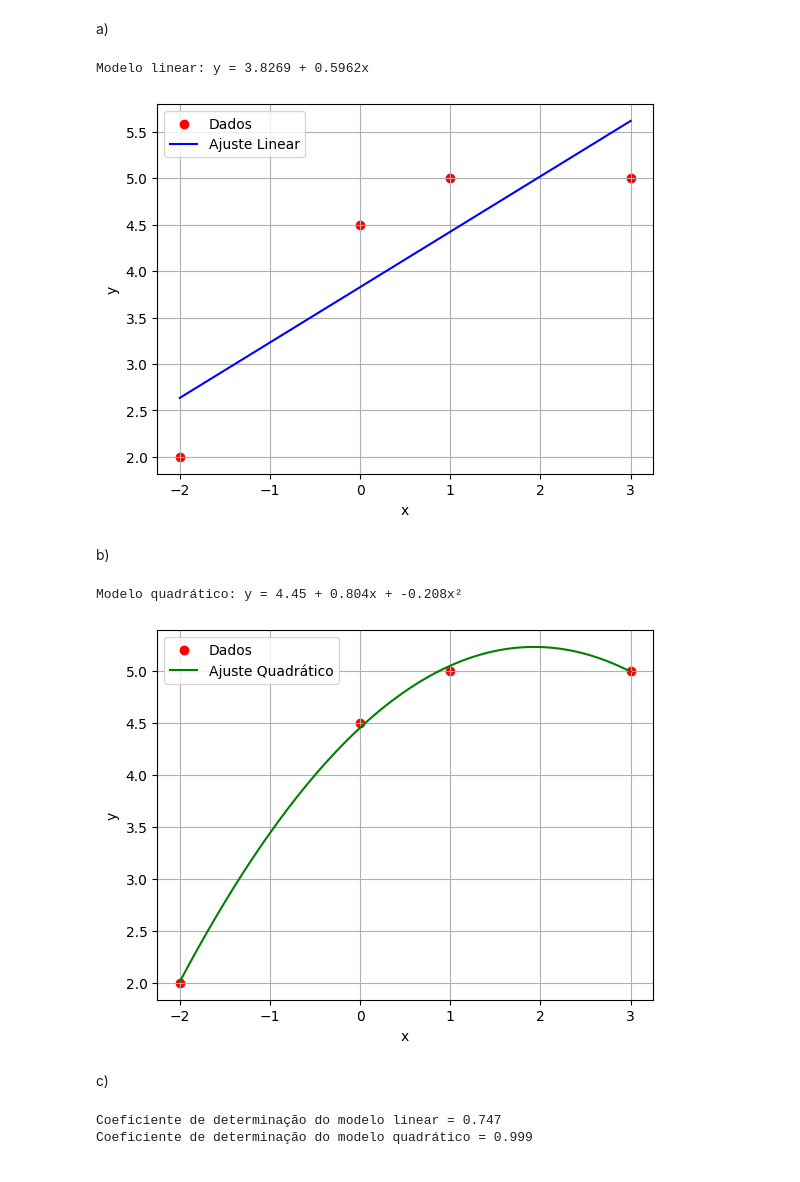
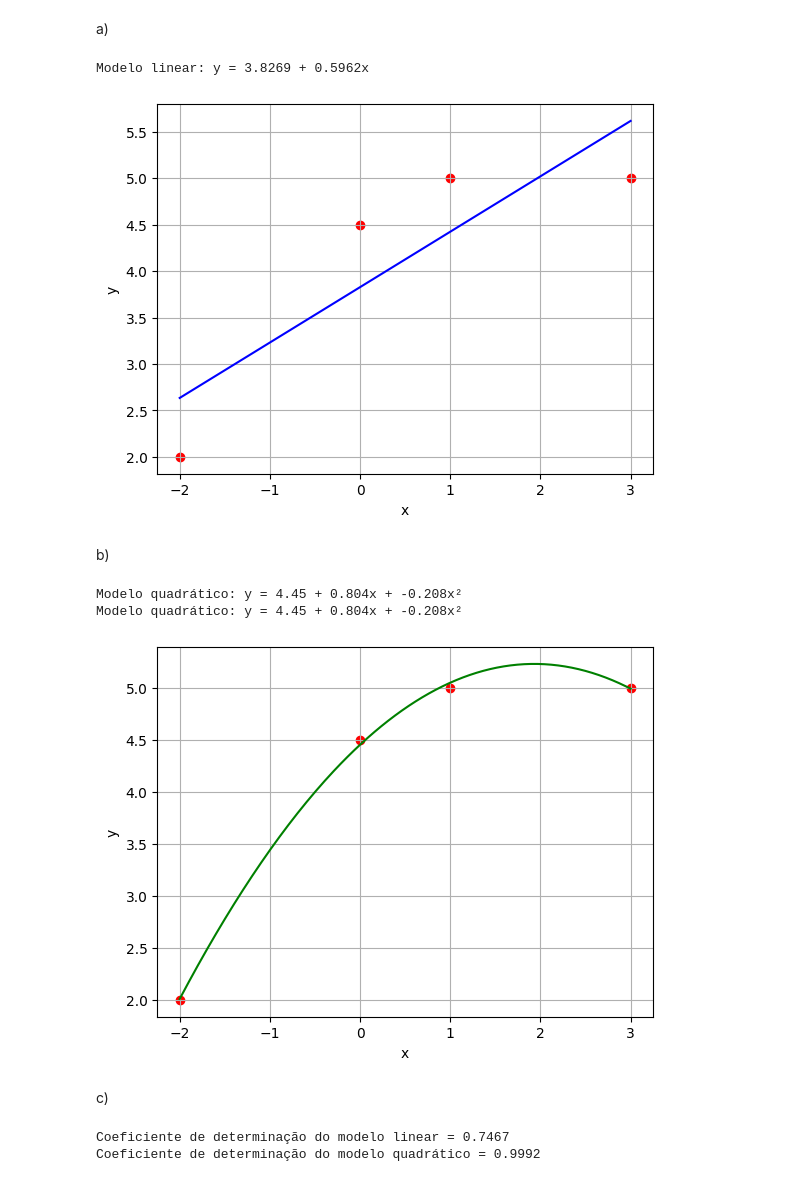
Before and after one commit to JpCobraC/Metodos_Numericos_Computacionais, a Jupyter notebook: AV1 JoãoPedroCobraCasici.ipynb, the cells around one changed output. Cells and saved outputs as stored; diff of their text form; code cells hidden in the pictures.

```diff
--- a/AV1 JoãoPedroCobraCasici.ipynb
+++ b/AV1 JoãoPedroCobraCasici.ipynb
@@ -6,7 +6,7 @@ import matplotlib.pyplot as plt
 **Questão 1**
 # %%
 def f(x):
-    return ((4*x + 1)**2) * np.e**(x**2 - 2) - 1
+    return (4*x + 1)**2 * np.e**(x**2 - 2) - 1
 
 x1 = np.linspace(-1, 1, 200)
 y1 = [f(x) for x in x1]
@@ -16,7 +16,6 @@ plt.plot(x1, y1, label='f(x)')
 plt.axhline(0, color='gray', linestyle='--')
 plt.xlabel('x')
 plt.ylabel('f(x)')
-plt.legend()
 plt.grid(True)
 plt.show()
 
@@ -68,50 +71,31 @@ plt.scatter(x, y, color='red', label='Dados')
 plt.plot(x, y_ajuste, label='Ajuste Linear', color='blue')
 plt.xlabel('x')
 plt.ylabel('y')
-plt.legend()
 plt.grid(True)
 plt.show()
 # %% [output]
 Modelo linear: y = 3.8269 + 0.5962x
-[figure, old version]
+[figure, new version]
 # %% [markdown]
 b)
 # %%
-# Não estava no meu pacote, achei que não iria cair.
+a0, a1, a2 = jp.reg_lin_mult2(x, y)
 
-n = len(x)
-x0 = n
-x1 = np.sum(x)
-x2 = np.sum(x**2)
-x3 = np.sum(x**3)
-x4 = np.sum(x**4)
-y0 = np.sum(y)
-xy = np.sum(x*y)
-x2y = np.sum((x**2)*y)
-
-A = np.array([
-    [x0, x1, x2],
-    [x1, x2, x3],
-    [x2, x3, x4]
-])
-B = np.array([y0, xy, x2y])
-
-a0, a1, a2 = np.linalg.solve(A, B)
 print(f"Modelo quadrático: y = {a0:.2f} + {a1:.3f}x + {a2:.3f}x²")
 
 x_plot = np.linspace(min(x), max(x), 200)
 y_quad = a0 + a1 * x_plot + a2 * x_plot**2
 
 plt.scatter(x, y, color='red', label='Dados')
 plt.plot(x_plot, y_quad, label='Ajuste Quadrático', color='green')
 plt.xlabel('x')
 plt.ylabel('y')
-plt.legend()
 plt.grid(True)
 plt.show()
 # %% [output]
 Modelo quadrático: y = 4.45 + 0.804x + -0.208x²
+Modelo quadrático: y = 4.45 + 0.804x + -0.208x²
-[figure, old version]
+[figure, new version]
 # %% [markdown]
 c)
 # %%
@@ -119,15 +103,15 @@ y_linear = b0 + b1 * x
 res_linear = np.sum((y - y_linear)**2)
 tot = np.sum((y - np.mean(y))**2)
 r2_linear = 1 - res_linear/tot
-print(f"Coeficiente de determinação do modelo linear = {r2_linear:.3f}")
+print(f"Coeficiente de determinação do modelo linear = {r2_linear:.4f}")
 
 y_quad = a0 + a1 * x + a2 * x**2
 res_quad = np.sum((y - y_quad)**2)
 r2_quad = 1 - res_quad/tot
-print(f"Coeficiente de determinação do modelo quadrático = {r2_quad:.3f}")
+print(f"Coeficiente de determinação do modelo quadrático = {r2_quad:.4f}")
 
 # O modelo com maior coeficiente de determinação é o modelo quadrático, pois ele se ajusta melhor aos dados.
 # O modelo linear é mais simples, mas o quadrático oferece um ajuste melhor aos dados fornecidos.
 # %% [output]
-Coeficiente de determinação do modelo linear = 0.747
-Coeficiente de determinação do modelo quadrático = 0.999
+Coeficiente de determinação do modelo linear = 0.7467
+Coeficiente de determinação do modelo quadrático = 0.9992
```
Also changed, not shown: parts of 2 cells of this notebook, 2 other files.
